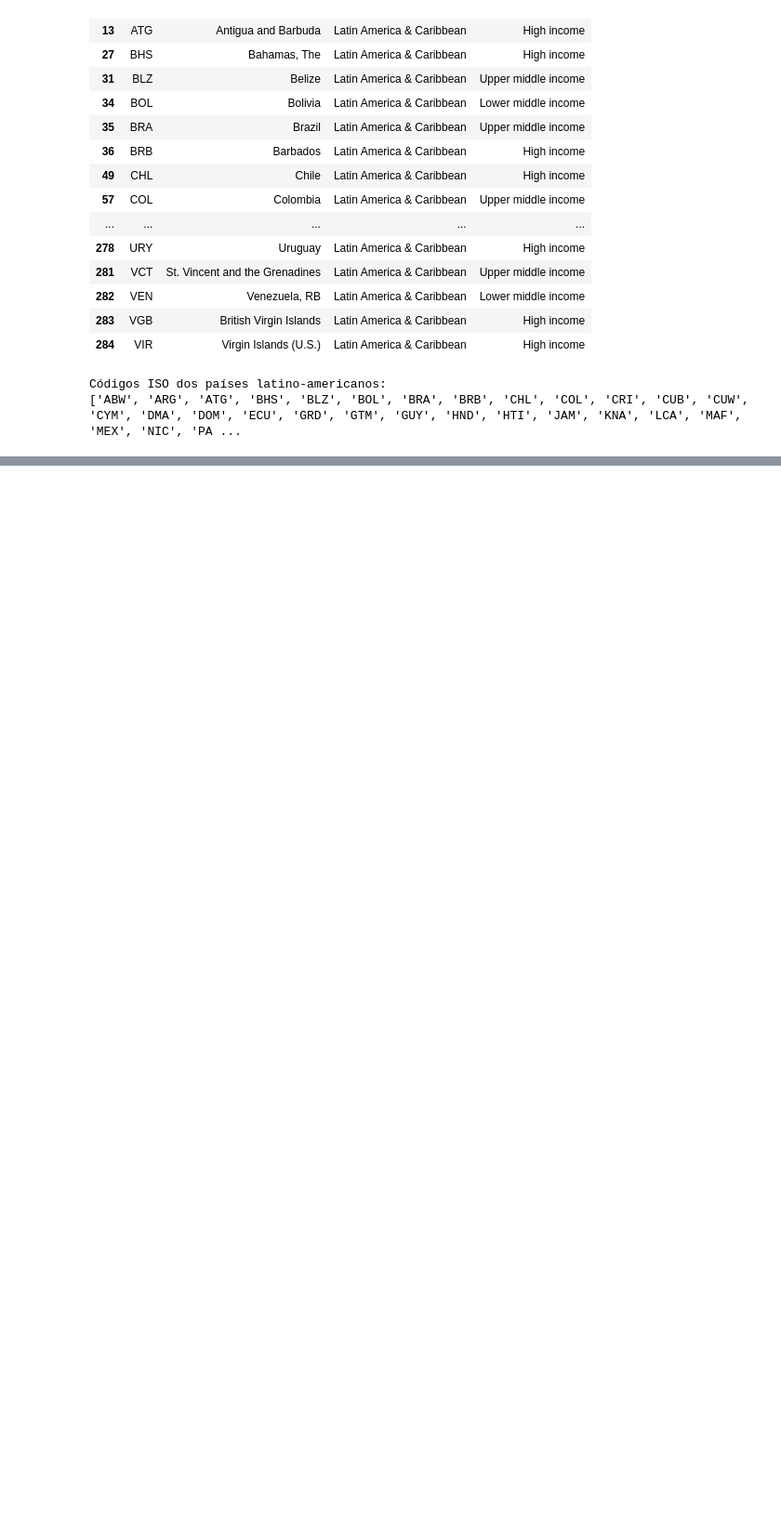
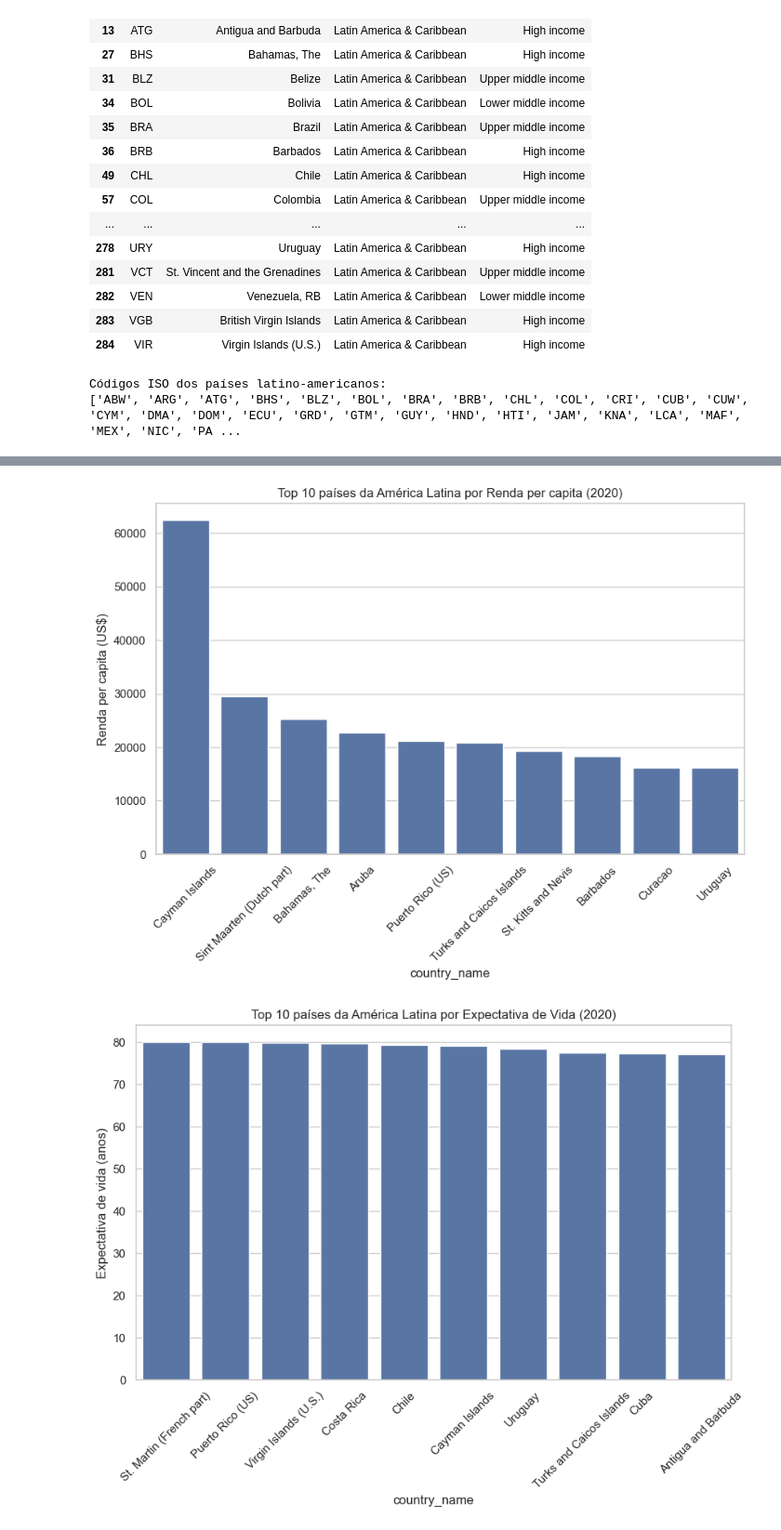
Before and after one commit to Tanus-Henrique/pos_cesar, a Jupyter notebook: 2 - Data Analysis and Visualization/class_2_exercise.ipynb, the cells around one changed output, grey strips where cells are left out. Shown at 93% size. Cells and saved outputs as stored; diff of their text form; code cells hidden in the pictures; blank space fills up the shorter version.

Commit message:
feature: Atividade 1 - Visualização de dados

```diff
--- a/2 - Data Analysis and Visualization/class_2_exercise.ipynb
+++ b/2 - Data Analysis and Visualization/class_2_exercise.ipynb
@@ -192,0 +209,8 @@ KeyboardInterrupt:
+# %%
+# Pivotar para ter colunas por indicador
+df_pivot = df_all.pivot_table(index=["country","date"],
+                              values=list(indicators.keys()),
+                              aggfunc="mean").reset_index()
+
+print("Preview dos dados organizados:")
+display(df_pivot.head(15))
@@ -192,0 +235,10 @@ KeyboardInterrupt:
+# %%
+# Criar dicionário de códigos ISO → nomes
+country_map = dict(zip(df_countries_clean["id"], df_countries_clean["name"]))
+
+# Adicionar coluna com nome completo
+df_pivot["country_name"] = df_pivot["country"].map(country_map)
+
+# Conferir
+print("Preview com nomes completos:")
+display(df_pivot[["country","country_name","date"]].head(10))
@@ -192,0 +268,19 @@ KeyboardInterrupt:
+# %%
+# Top países por GNI per capita em 2020 (com nomes)
+top_gni = df_pivot[df_pivot["date"]==2020].sort_values("GNI_per_capita", ascending=False).head(10)
+sns.barplot(data=top_gni, x="country_name", y="GNI_per_capita")
+plt.title("Top 10 países da América Latina por Renda per capita (2020)")
+plt.ylabel("Renda per capita (US$)")
+plt.xticks(rotation=45)
+plt.show()
+
+# Expectativa de vida comparativa (com nomes)
+top_life = df_pivot[df_pivot["date"]==2020].sort_values("Life_expectancy", ascending=False).head(10)
+sns.barplot(data=top_life, x="country_name", y="Life_expectancy")
+plt.title("Top 10 países da América Latina por Expectativa de Vida (2020)")
+plt.ylabel("Expectativa de vida (anos)")
+plt.xticks(rotation=45)
+plt.show()
+# %% [output]
+[figure, added]
+[figure, added]
```
Also changed, not shown: parts of 20 cells of this notebook.
